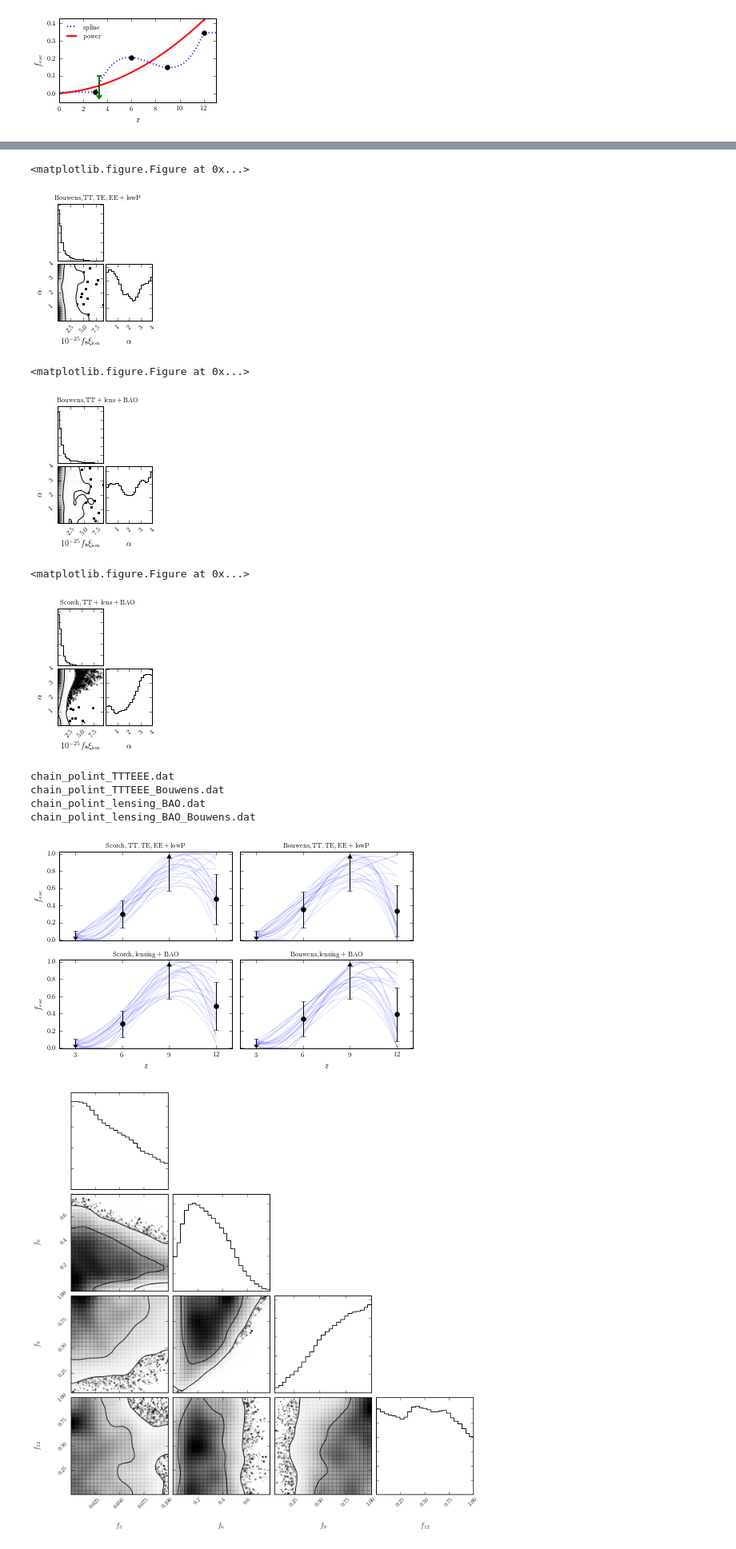
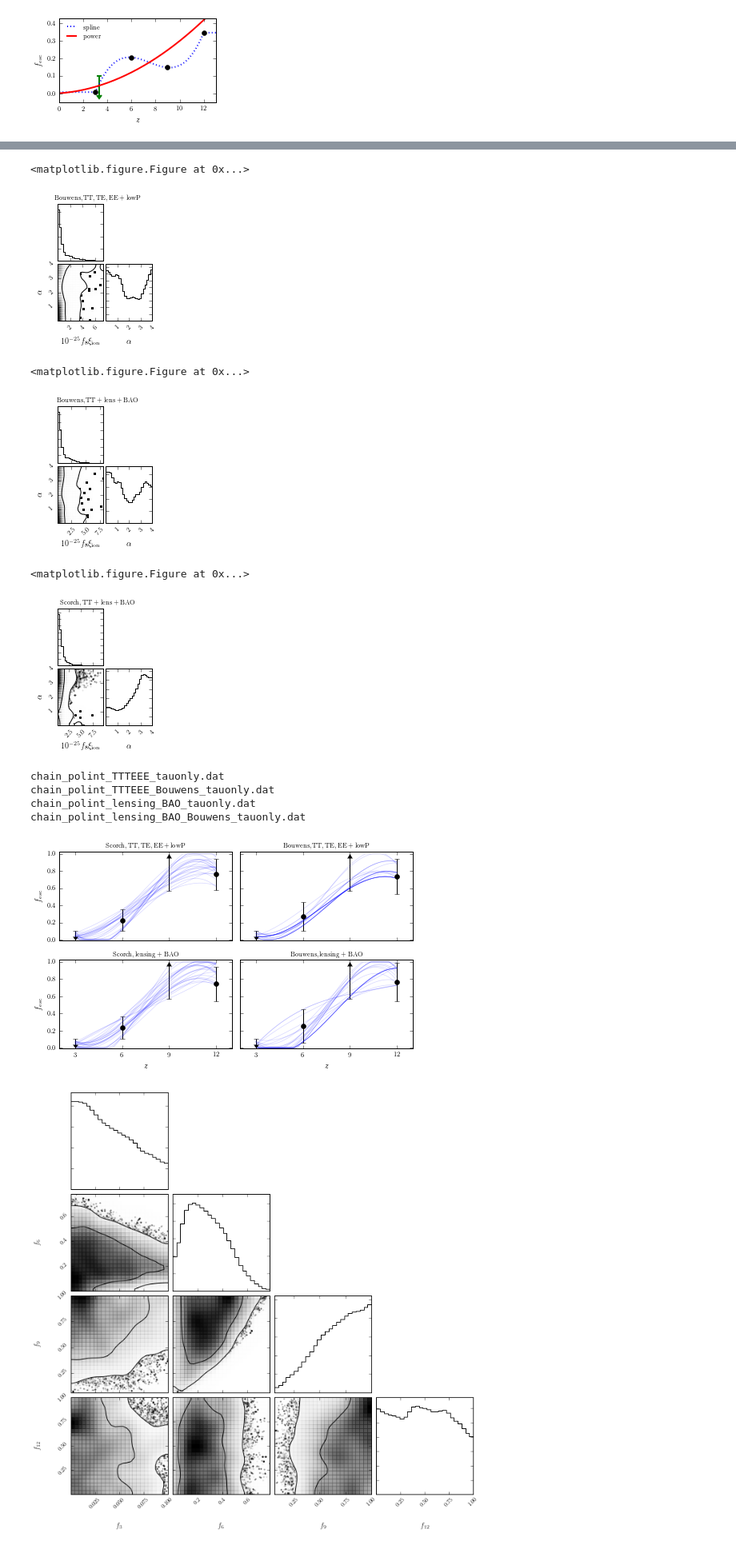
Before and after one commit to laynep/tau_calc_reion, a Jupyter notebook: data_postprocessing.ipynb, the cells around one changed output, grey strips where cells are left out. Shown at 80% size. Saved outputs shown, nothing was run; the diff lists cells and outputs as text; code cells hidden in the pictures.

```diff
--- a/data_postprocessing.ipynb
+++ b/data_postprocessing.ipynb
@@ -206,7 +205,7 @@ if save:
 
 direct='/Users/laynep/work/reionization/importance_sampler/python_implementation/'
 data = np.loadtxt(direct+'chain_power_TTTEEE_Bouwens.dat')
-name_list = ['chain_power_TTTEEE_Bouwens','chain_power_lensing_BAO_Bouwens','chain_power_lensing_BAO']
+name_list = ['chain_power_TTTEEE_Bouwens_tauonly','chain_power_lensing_BAO_Bouwens_tauonly','chain_power_lensing_BAO_tauonly']
 
 burnin= 50000
 
@@ -275,15 +274,15 @@ for name in name_list:
         plt.savefig(direct2+name +'.pdf')
 # %% [output]
 <matplotlib.figure.Figure at 0x...>
-[figure, old version]
+[figure, new version]
 <matplotlib.figure.Figure at 0x...>
-[figure, old version]
+[figure, new version]
 <matplotlib.figure.Figure at 0x...>
-[figure, old version]
+[figure, new version]
 # %%
 #Error bar plot for knotted sky f_esc
 direct='/Users/laynep/work/reionization/importance_sampler/python_implementation/'
-data_list = ['chain_polint_TTTEEE.dat','chain_polint_TTTEEE_Bouwens.dat', 'chain_polint_lensing_BAO.dat',  'chain_polint_lensing_BAO_Bouwens.dat']
+data_list = ['chain_polint_TTTEEE_tauonly.dat','chain_polint_TTTEEE_Bouwens_tauonly.dat', 'chain_polint_lensing_BAO_tauonly.dat',  'chain_polint_lensing_BAO_Bouwens_tauonly.dat']
 
 
 inch_size = 2*246.0/72.0
@@ -317,7 +316,7 @@ for name, ax in zip(data_list,ax_list):
     data = np.loadtxt(direct+name)
     data = data[burnin:]
 
-    data = np.array([row for row in data if row[1]<row[2] <row[3]])
+    data = np.array([row for row in data if row[1]<row[2] <row[3]<row[4]])
 
     z_knots = np.linspace(3,12,4)
     nknots = len(z_knots)
@@ -382,38 +381,38 @@ for name, ax in zip(data_list,ax_list):
     #ax.set_yticks([0,0.25,0.5])
 
 ax3.set_xlabel(r'$z$')
 ax4.set_xlabel(r'$z$')
 
 ax1.set_ylabel(r'$f_\mathrm{esc}$')
 ax3.set_ylabel(r'$f_\mathrm{esc}$')
 
 ax1.set_xticklabels([])
 ax2.set_xticklabels([])
 ax2.set_yticklabels([])
 ax4.set_yticklabels([])
 
 ax1.set_title(r'${\rm Scorch, TT,TE,EE+lowP }$',fontsize=8)
 ax3.set_title(r'${\rm Scorch, lensing+BAO }$',fontsize=8)
 
 ax2.set_title(r'${\rm Bouwens, TT,TE,EE+lowP }$',fontsize=8)
 ax4.set_title(r'${\rm Bouwens, lensing+BAO }$',fontsize=8)
 
 
 
 
 
 plt.tight_layout()
 
 save=True
 if save:
     direct='/Users/laynep/work/papers/reionization/plots/'
     plt.savefig(direct+'polint_errorplot.pdf')
 # %% [output]
-chain_polint_TTTEEE.dat
-chain_polint_TTTEEE_Bouwens.dat
-chain_polint_lensing_BAO.dat
-chain_polint_lensing_BAO_Bouwens.dat
+chain_polint_TTTEEE_tauonly.dat
+chain_polint_TTTEEE_Bouwens_tauonly.dat
+chain_polint_lensing_BAO_tauonly.dat
+chain_polint_lensing_BAO_Bouwens_tauonly.dat
-[figure, old version]
+[figure, new version]
 # %%
 ax.errorbar?
 # %%
```
Also changed, not shown: parts of 2 cells of this notebook, 3 other files.
